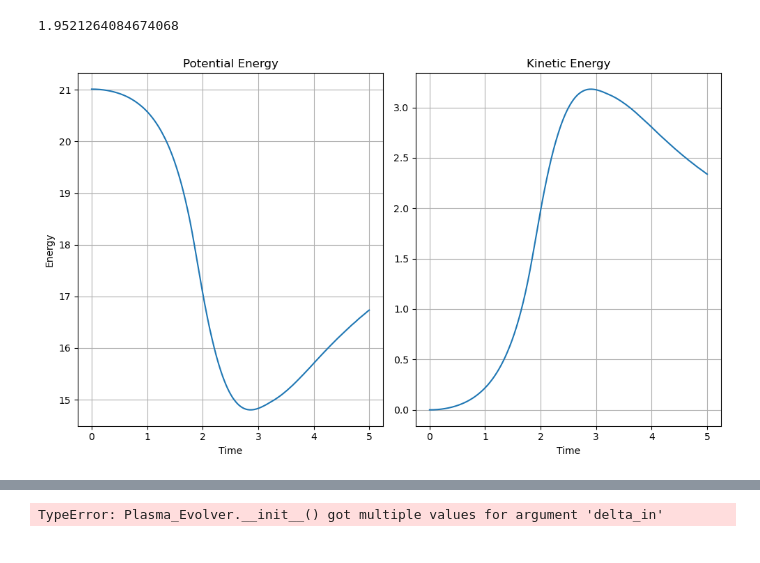
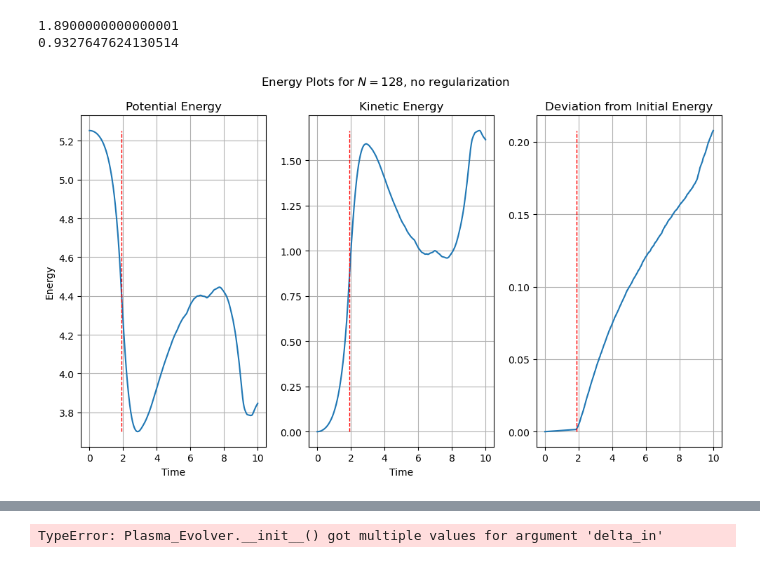
Before and after one commit to horaciomorenom/PlasmaModel, a Jupyter notebook: ColdStream.ipynb, the cells around one changed output, grey strips where cells are left out. Drawn from its saved outputs; the diff is of its cells as text; code cells hidden in the pictures.

Commit message:
Latest Working energy funciton

```diff
--- a/ColdStream.ipynb
+++ b/ColdStream.ipynb
@@ -539,17 +572,17 @@ def kd(p1: float, p2: float, delta: float) -> float:
     if diff != 0: return 0.5 * diff / math.sqrt(diff**2 + delta**2)
     return 0
 # %%
-N = 256
+N = 128
 dt = 0.01
 driver = Plasma_Evolver(N, dt, epsilon_in=0.05, delta_in=0, insertion=False, rk = False)
 
 
-tmax = 5
+tmax = 10
 
 
 driver.evolve_plasma(tmax)
 
-#driver.plot_particles(periods=1)
+driver.plot_particles((1.89,),periods=1)
 #driver.plot_particles(zoom=True)
 
 
@@ -561,31 +606,43 @@ driver.evolve_plasma(tmax)
 # %%
 t = np.arange(0, tmax + 0.01, 0.01)
 
 
 E0 = (driver.Ek_hist[0] + driver.Ep_hist[0])
 E_net = np.array(driver.Ek_hist) + np.array(driver.Ep_hist)
 
 E_error = np.abs(E_net - E0)
 
-fig, axs = plt.subplots(1,2, figsize=(10,6))
+ind = np.argmax(np.gradient(driver.Ek_hist))
 
-axs[0].plot(t, np.array(np.array(driver.Ep_hist)))
+print(t[ind])
+
+fig, axs = plt.subplots(1,3, figsize=(10,6))
+
+fig.suptitle(r"Energy Plots for $N = {}$, no regularization".format(N))
+
+axs[0].plot(t, np.array(driver.Ep_hist))
 axs[0].set_xlabel("Time")
 axs[0].set_title("Potential Energy")
 axs[0].set_ylabel("Energy")
 axs[0].grid()
+axs[0].vlines(t[ind], np.min(driver.Ep_hist), np.max(driver.Ep_hist), color='red', linestyle='--', linewidth=1)
 axs[1].plot(t, driver.Ek_hist)
 axs[1].set_xlabel("Time")
 axs[1].set_title("Kinetic Energy")
 axs[1].grid()
-#axs[2].plot(t, E_net)
+axs[1].vlines(t[ind], np.min(driver.Ek_hist), np.max(driver.Ek_hist), color='red', linestyle='--', linewidth=1)
+axs[2].plot(t, E_error)
+axs[2].set_title("Deviation from Initial Energy")
+axs[2].grid()
+axs[2].vlines(t[ind], np.min(E_error), np.max(E_error), color='red', linestyle='--', linewidth=1)
 
 fig.tight_layout()
 
 print((np.max(driver.Ep_hist) - np.min(driver.Ep_hist)) / (np.max(driver.Ek_hist) - np.min(driver.Ek_hist)))
 # %% [output]
-1.9521264084674068
+1.8900000000000001
+0.9327647624130514
-[figure, old version]
+[figure, new version]
 # %%
 ratio = np.abs(np.array(driver.Ep_hist) - driver.Ep_hist[0]) / np.array(driver.Ek_hist)
 
```
Also changed, not shown: parts of 4 cells of this notebook.
